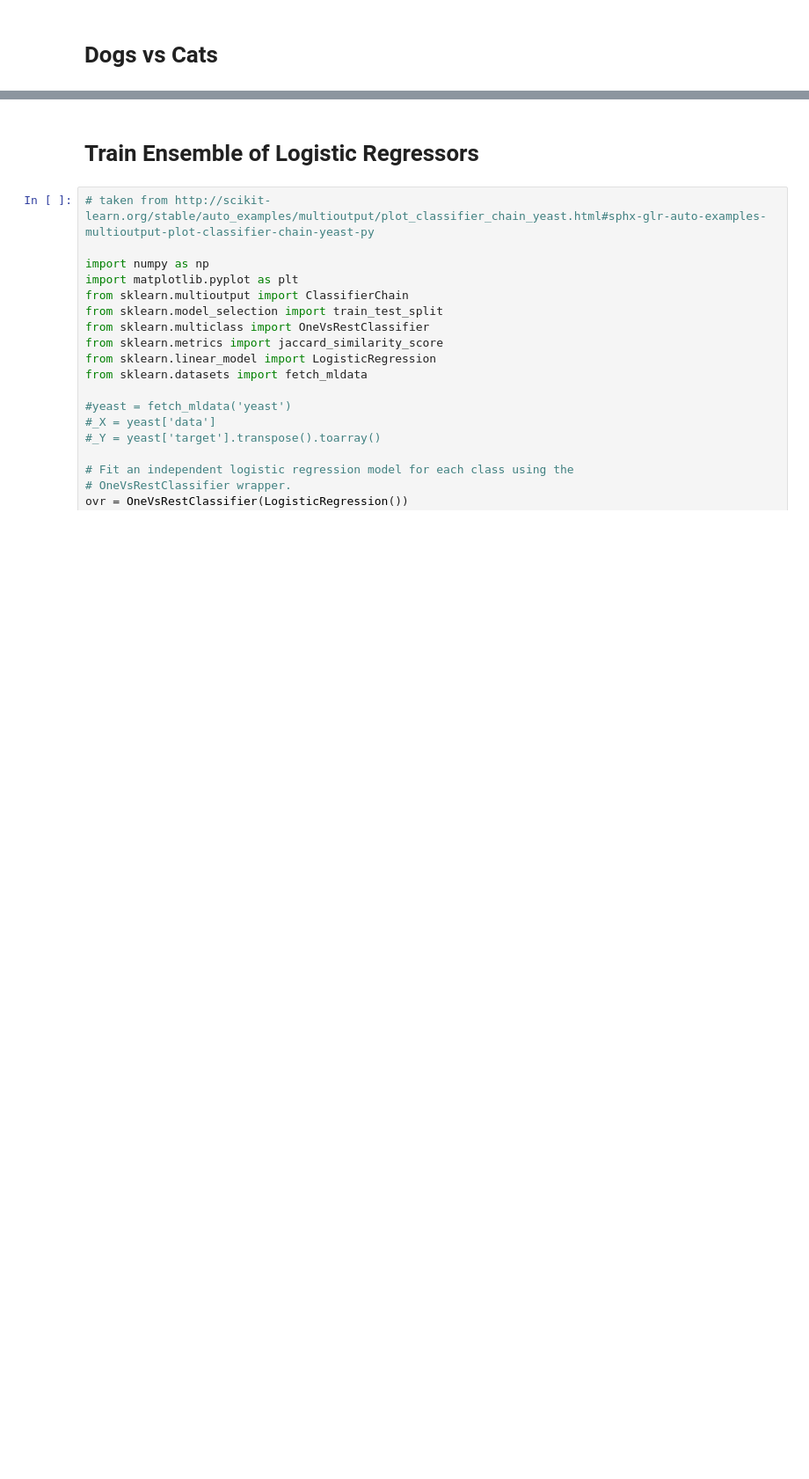
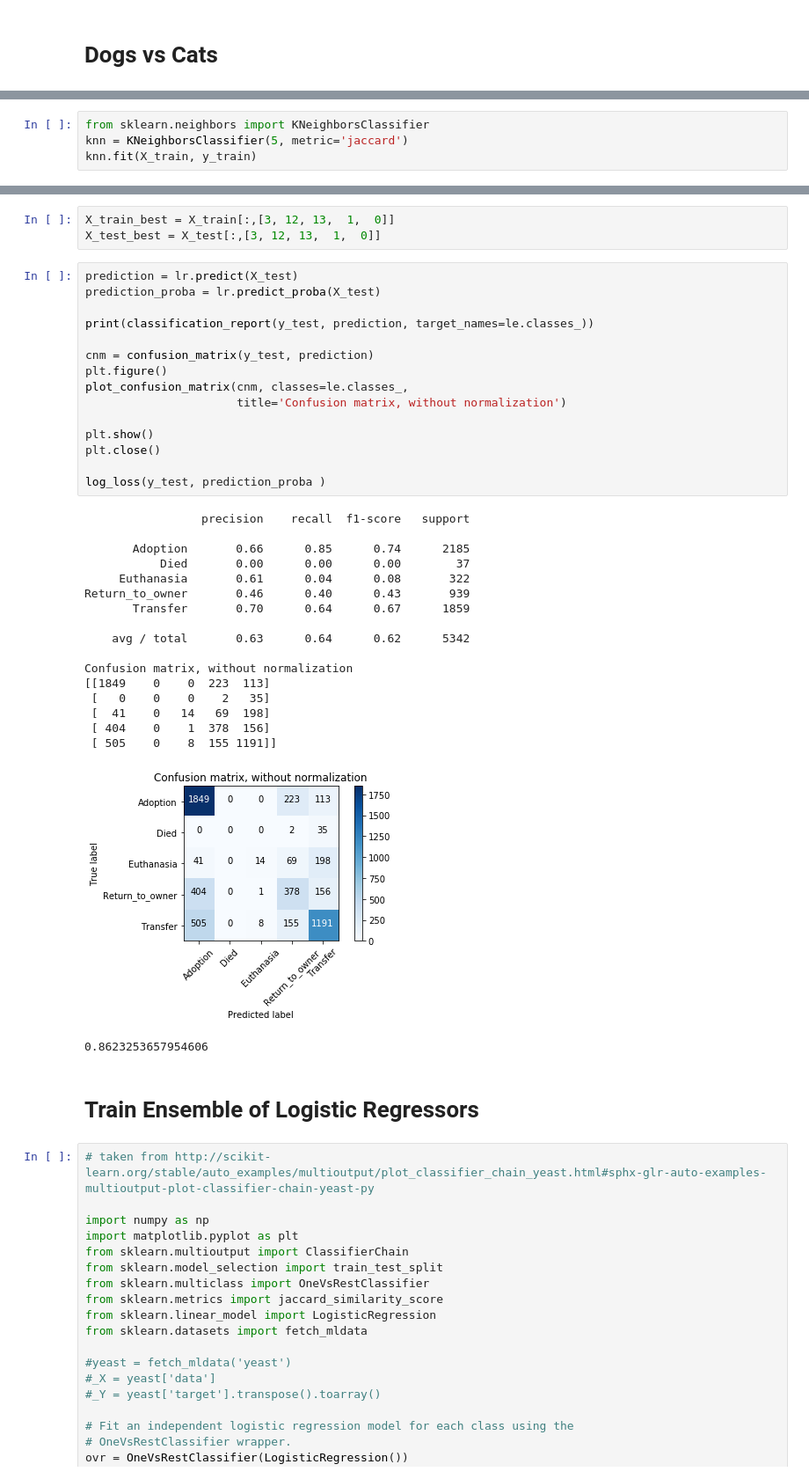
Before and after one commit to jfarrugia-uom/2017Sem03CourseWork, a Jupyter notebook: ML/Assignment/Animal Shelter.ipynb, the cells around one changed output, grey strips where cells are left out. Shown at 88% size. Cells and saved outputs as stored; diff of their text form; blank space fills up the shorter version.

```diff
--- a/ML/Assignment/Animal Shelter.ipynb
+++ b/ML/Assignment/Animal Shelter.ipynb
@@ -425,0 +805,4 @@ Return_to_owner       0.47      0.56      0.51       845
+# %%
+from sklearn.neighbors import KNeighborsClassifier
+knn = KNeighborsClassifier(5, metric='jaccard')
+knn.fit(X_train, y_train)
@@ -426,3 +832,40 @@ Return_to_owner       0.47      0.56      0.51       845
+# %%
+X_train_best = X_train[:,[3, 12, 13,  1,  0]]
+X_test_best = X_test[:,[3, 12, 13,  1,  0]]
+# %%
+prediction = lr.predict(X_test)
+prediction_proba = lr.predict_proba(X_test)
+
+print(classification_report(y_test, prediction, target_names=le.classes_))
+
+cnm = confusion_matrix(y_test, prediction)
+plt.figure()
+plot_confusion_matrix(cnm, classes=le.classes_,
+                      title='Confusion matrix, without normalization')
+
+plt.show()
+plt.close()
+
+log_loss(y_test, prediction_proba )
+# %% [output]
+                 precision    recall  f1-score   support
+
+       Adoption       0.66      0.85      0.74      2185
+           Died       0.00      0.00      0.00        37
+     Euthanasia       0.61      0.04      0.08       322
+Return_to_owner       0.46      0.40      0.43       939
+       Transfer       0.70      0.64      0.67      1859
+
+    avg / total       0.63      0.64      0.62      5342
+
+Confusion matrix, without normalization
+[[1849    0    0  223  113]
+ [   0    0    0    2   35]
+ [  41    0   14   69  198]
+ [ 404    0    1  378  156]
+ [ 505    0    8  155 1191]]
+[figure, added]
+0.8623253657954606
 # %% [markdown]
 # Train Ensemble of Logistic Regressors
 # %%
```
Also changed, not shown: parts of 32 cells of this notebook, 25 other files.
